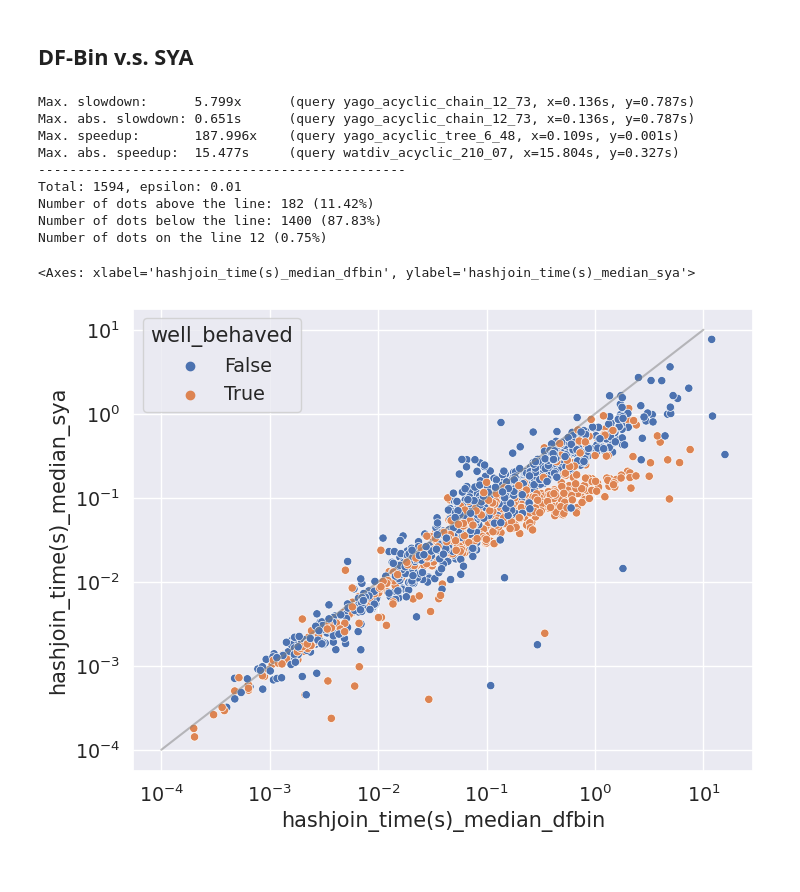
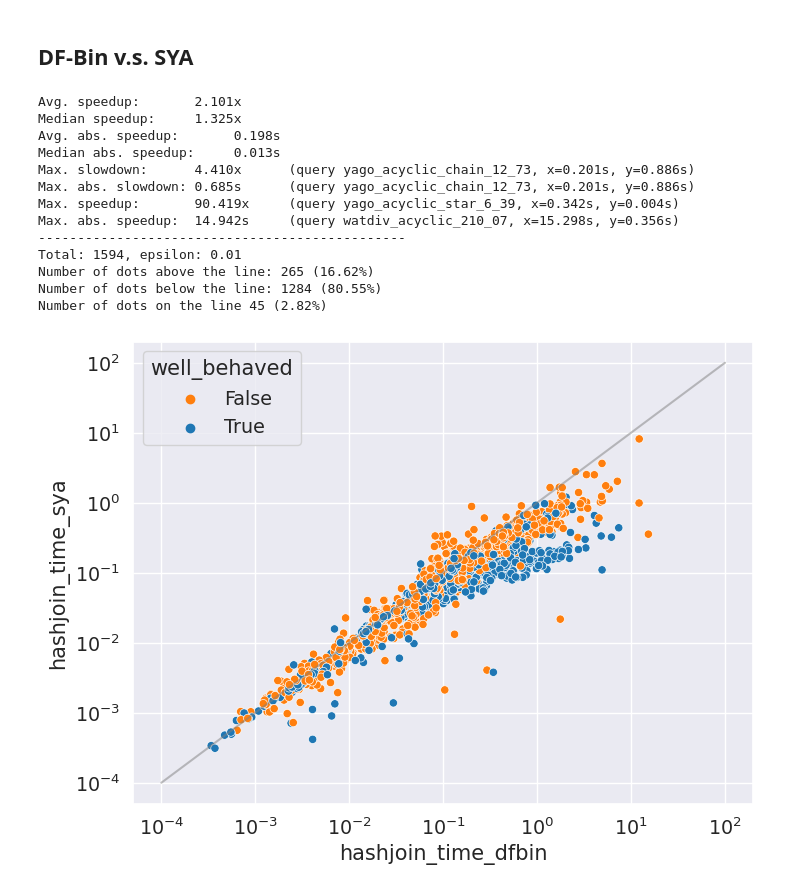
Before and after one commit to UHasselt-DSI-Data-Systems-Lab/code-reproducability-yannakakis, a Jupyter notebook: experiments/ce/analysis.ipynb, the cells around one changed output. Drawn from its saved outputs; the diff is of its cells as text; code cells hidden in the pictures.

Commit message:
Added experiments and analysis for revision

```diff
--- a/experiments/ce/analysis.ipynb
+++ b/experiments/ce/analysis.ipynb
@@ -5,7 +5,7 @@ import seaborn as sns
 sns.set_theme(font_scale=1.25)
 plt.rcParams["figure.figsize"] = [8, 6]
 # %%
-data = pd.read_csv('timings_agg.csv')
+data = pd.read_csv('timings_agg_revision.csv')
 categories = pd.read_csv("../../2phase_nsa/categories/ce_categories.csv")[["query","well_behaved"]].set_index("query")
 data = pd.merge(data, categories, left_on="query", right_index=True)
 data
@@ -26,12 +26,21 @@ data
 # %%
-# Create one table for each method (DuckDB-Bin, DF-Bin, SYA)
+# Create one table for each method
 df_bin = data[data["method"] == "DF-Bin"].drop(columns=["method"]).set_index("query")
 sya = data[data["method"] == "SYA"].drop(columns=["method"]).set_index("query")
 duckdb_bin = data[data["method"] == "DuckDB-Bin"].drop(columns=["method"]).set_index("query")
+umbra_default = data[data["method"] == "Umbra-Default"].drop(columns=["method"]).set_index("query")
+umbra_le = data[data["method"] == "Umbra-L&E"].drop(columns=["method"]).set_index("query")
 # %%
-merged = pd.merge(
-    pd.merge(duckdb_bin,df_bin, on="query", suffixes=("_duckdbbin", "_dfbin")),
-    sya.add_suffix("_sya"), on="query"
-).drop(columns=["well_behaved_duckdbbin", "well_behaved_dfbin"]).rename(columns={"well_behaved_sya": "well_behaved"})
+joinmethod = "inner"
+merged =  pd.merge(
+                pd.merge(
+                    pd.merge(
+                        pd.merge(duckdb_bin,df_bin, on="query", suffixes=("_duckdbbin", "_dfbin"), how=joinmethod),
+                        sya.add_suffix("_sya"), on="query", how=joinmethod
+                    ),
+                    umbra_default.add_suffix("_umbra_default"), on="query", how=joinmethod
+                ),
+                umbra_le.add_suffix("_umbra_le"), on="query", how=joinmethod
+            ).drop(columns=["well_behaved_duckdbbin", "well_behaved_dfbin","well_behaved_umbra_default","well_behaved_umbra_le"]).rename(columns={"well_behaved_sya": "well_behaved"})
 merged
 # %% [output]
@@ -105,15 +61,21 @@ mean_median.loc[mean_median.index.str.startswith("hashjoin_time(s)_median")][["m
 # %%
-def scatterplot(data, x, y, label_col: str|None = None, min=1e-4, max=1e1):
+def scatterplot(data, x, y, label_col: str|None = None, min=1e-4, max=1e2):
     if label_col is not None:
-        ax = sns.scatterplot(data, x=x, y=y, hue=data[label_col])
+        ax = sns.scatterplot(data, x=x, y=y, hue=data[label_col],palette={False:"tab:orange", True:"tab:blue"})
     else:
-        ax = sns.scatterplot(data, x=x, y=y)
+        ax = sns.scatterplot(data, x=x, y=y, color="b")
     ax.set_xscale('log')
     ax.set_yscale('log')
     ax.plot([min, max], [min, max], color='grey', linestyle='-', alpha=0.5)
     return ax
 
 def print_speedups(data: pd.DataFrame, x: str, y: str):
+    speedups = data[x] / data[y]
+    print("Avg. speedup:       {:.3f}x".format(speedups.mean()))
+    print("Median speedup:     {:.3f}x".format(speedups.median()))
+    abs_speedups = data[x] - data[y]
+    print("Avg. abs. speedup:       {:.3f}s".format(abs_speedups.mean()))
+    print("Median abs. speedup:     {:.3f}s".format(abs_speedups.median()))
     max_slowdown = (data[y] / data[x]).max()
     max_slowdown_query = data[data[y] / data[x] == max_slowdown].index[0]
     x_time = data.loc[max_slowdown_query, x]
@@ -140,7 +102,7 @@ def print_speedups(data: pd.DataFrame, x: str, y: str):
     print("-----------------------------------------------")
 
 def print_stats(ratio_col: pd.Series, epsilon: float = 0.01):
-    n_rows = len(ratio_col)
+    n_rows = len(ratio_col.dropna())
     n_above = ratio_col[ratio_col > 1+epsilon].shape[0]
     n_below = ratio_col[ratio_col < 1-epsilon].shape[0]
     n_equal = ratio_col[(ratio_col >= 1-epsilon) & (ratio_col <= 1+epsilon)].shape[0]
@@ -182,20 +162,24 @@ Number of dots on the line 26 (1.63%)
 # %%
-x = "hashjoin_time(s)_median_dfbin"
-y = "hashjoin_time(s)_median_sya"
+x = "hashjoin_time_dfbin"
+y = "hashjoin_time_sya"
 
 print_speedups(merged, x, y)
 print_stats(ratio_col = merged[y] / merged[x])
 scatterplot(merged, x, y, "well_behaved")
+merged[[x,y,"well_behaved"]].dropna().to_csv("ce_jointime_dfbin_vs_sya.dat", sep=" ", header=True, index=True)
 # %% [output]
-Max. slowdown:      5.799x      (query yago_acyclic_chain_12_73, x=0.136s, y=0.787s)
-Max. abs. slowdown: 0.651s      (query yago_acyclic_chain_12_73, x=0.136s, y=0.787s)
-Max. speedup:       187.996x    (query yago_acyclic_tree_6_48, x=0.109s, y=0.001s)
-Max. abs. speedup:  15.477s     (query watdiv_acyclic_210_07, x=15.804s, y=0.327s)
+Avg. speedup:       2.101x
+Median speedup:     1.325x
+Avg. abs. speedup:       0.198s
+Median abs. speedup:     0.013s
+Max. slowdown:      4.410x      (query yago_acyclic_chain_12_73, x=0.201s, y=0.886s)
+Max. abs. slowdown: 0.685s      (query yago_acyclic_chain_12_73, x=0.201s, y=0.886s)
+Max. speedup:       90.419x     (query yago_acyclic_star_6_39, x=0.342s, y=0.004s)
+Max. abs. speedup:  14.942s     (query watdiv_acyclic_210_07, x=15.298s, y=0.356s)
 -----------------------------------------------
 Total: 1594, epsilon: 0.01
-Number of dots above the line: 182 (11.42%)
-Number of dots below the line: 1400 (87.83%)
-Number of dots on the line 12 (0.75%)
+Number of dots above the line: 265 (16.62%)
+Number of dots below the line: 1284 (80.55%)
+Number of dots on the line 45 (2.82%)
-<Axes: xlabel='hashjoin_time(s)_median_dfbin', ylabel='hashjoin_time(s)_median_sya'>
-[figure, old version]
+[figure, new version]
 # %%
```
Also changed, not shown: parts of 19 cells of this notebook, 21 other files.
